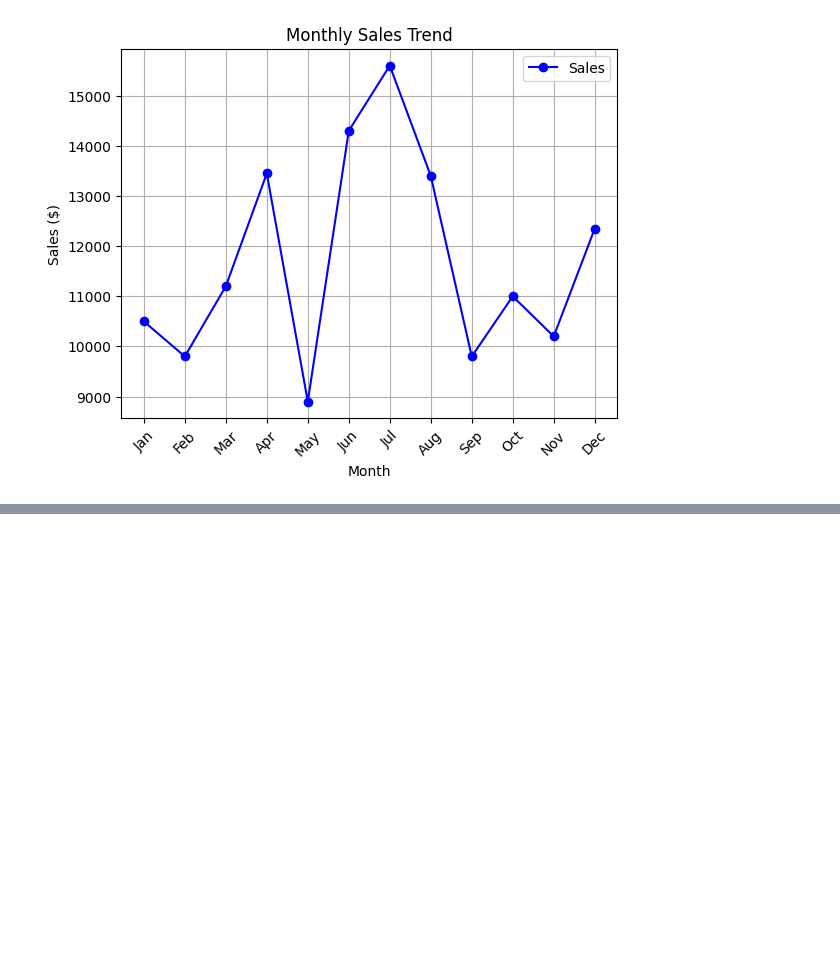
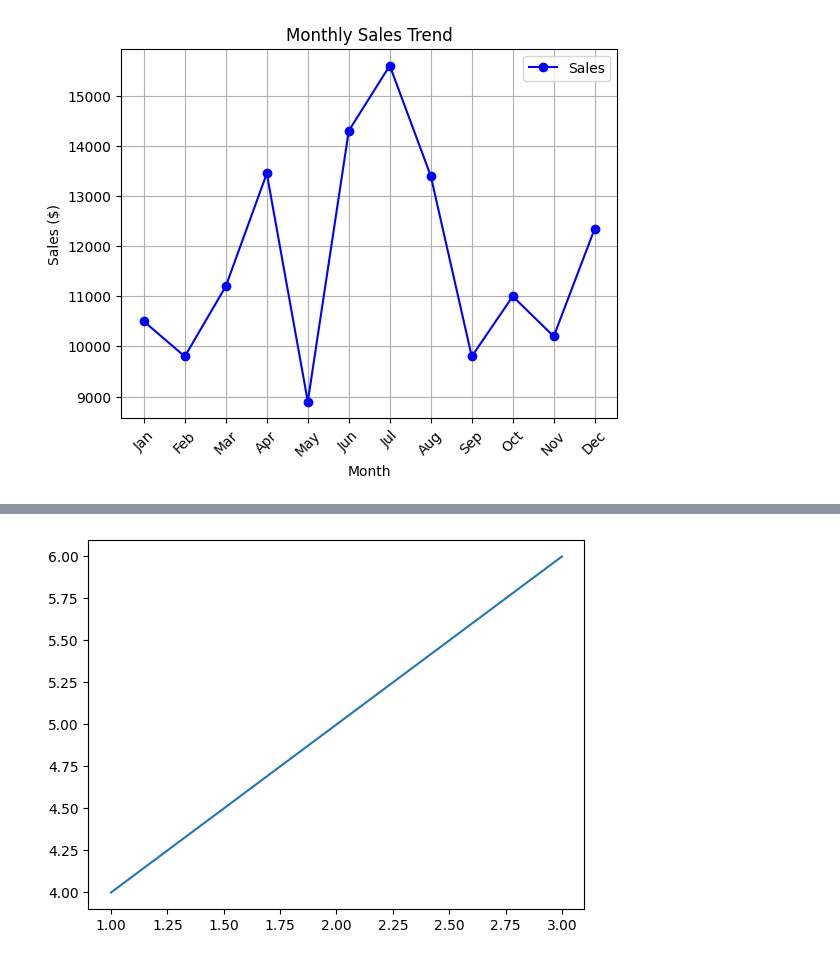
Before and after one commit to sanjeevan-nxtworx/Pandas, a Jupyter notebook: 03_PandasSeries_Visualization.ipynb, the cells around one changed output, grey strips where cells are left out. Cells and saved outputs as stored; diff of their text form; code cells hidden in the pictures; blank space fills up the shorter version.

```diff
--- a/03_PandasSeries_Visualization.ipynb
+++ b/03_PandasSeries_Visualization.ipynb
@@ -106,0 +142,6 @@ plt.legend()
+# %%
+plt.plot([1, 2, 3], [4, 5, 6])
+plt.savefig("my_plot.png", dpi=300)  # High-resolution PNG
+plt.show()
+# %% [output]
+[figure, added]
```
Also changed, not shown: parts of 8 cells of this notebook.
